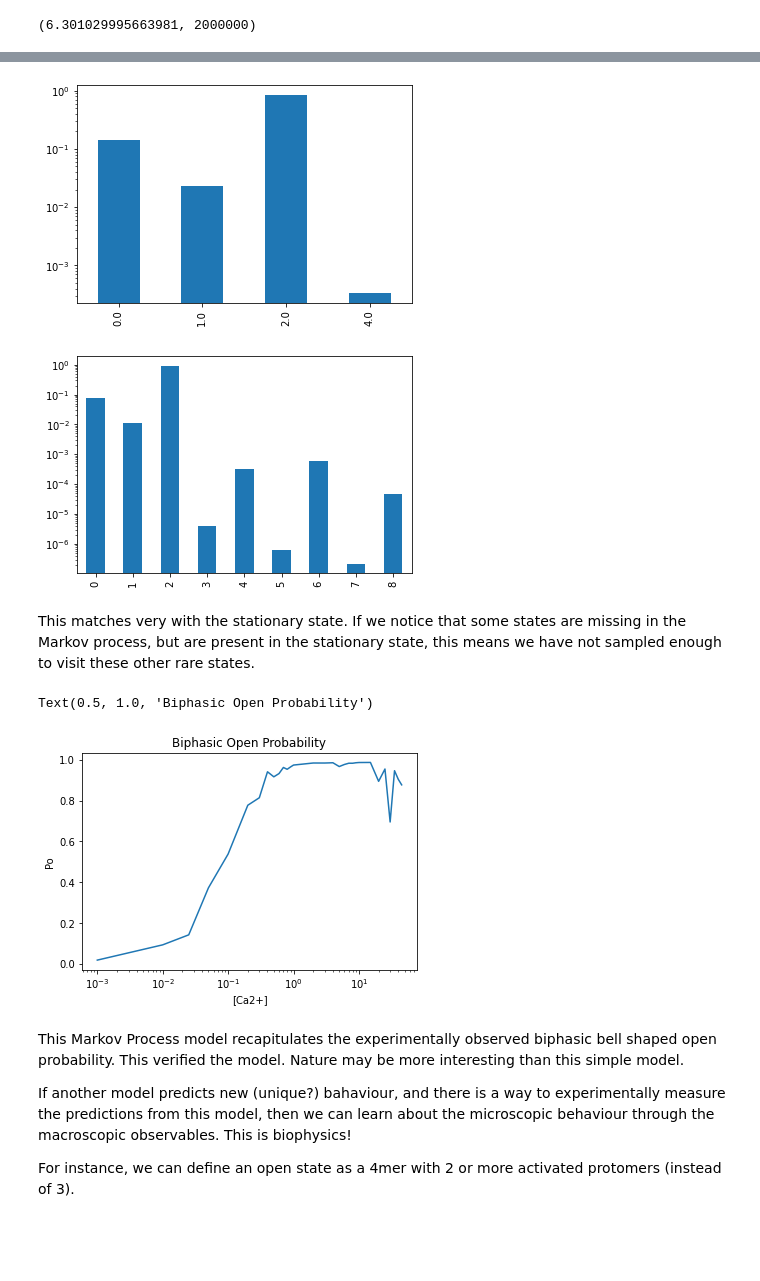
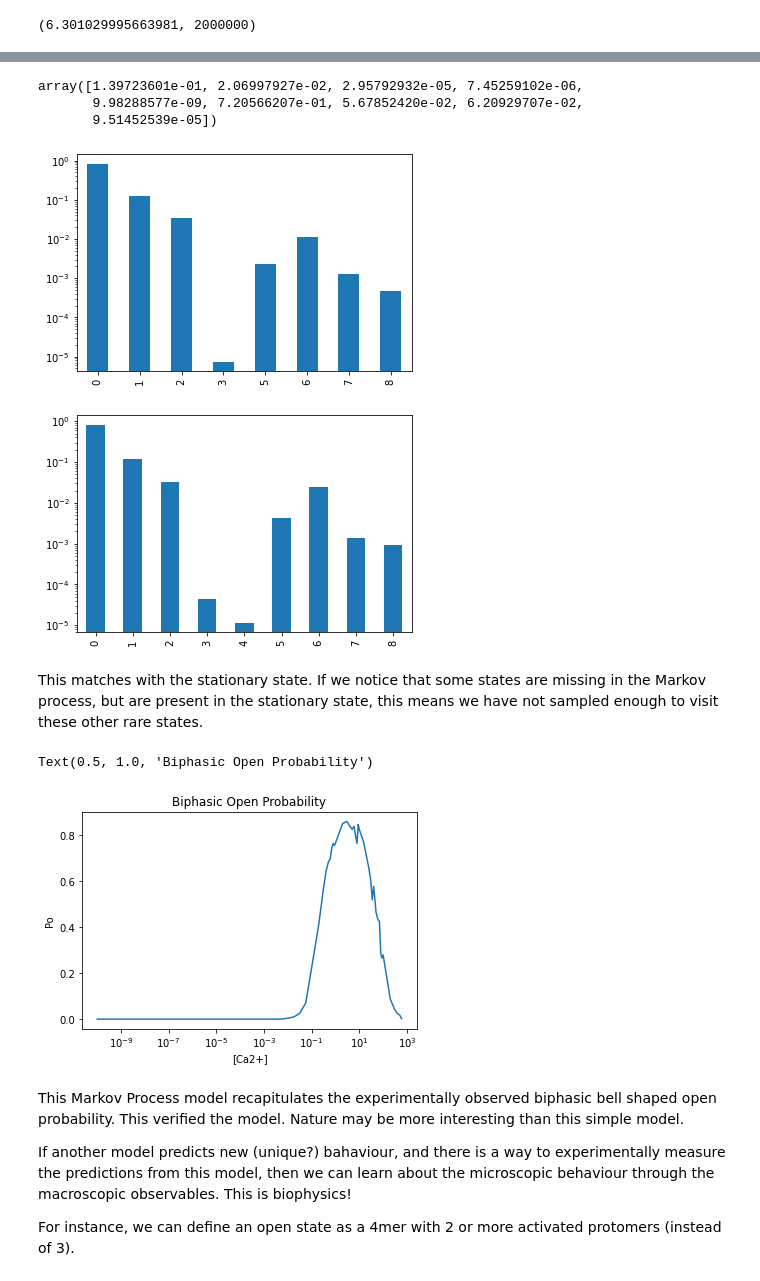
Before and after one commit to geoffwoollard/calcium_signalling_simulations, a Jupyter notebook: calcium_simulations.ipynb, the cells around one changed output, grey strips where cells are left out. Drawn from its saved outputs; the diff is of its cells as text; code cells hidden in the pictures; blank space fills up the shorter version.

```diff
--- a/calcium_simulations.ipynb
+++ b/calcium_simulations.ipynb
@@ -463,6 +485,7 @@ The loop is not parallelizable, since the next state depends on the previous sta
 
 Here we compute a possible transition for every state in every step for the 4mers (over compute), and then we loop through and use the step that we end up having.
 # %%
+dt = 50e-6
 Ttotal = 500 # 500s
 Tsteps = int(Ttotal / dt)
 np.log10(Tsteps)
@@ -508,5 +531,5 @@ pd.Series(act_states).value_counts()
 dtype: int64
 # %%
-open_states = states.sum(1) <= 1
+open_states = (states == 0).sum(1) >= 3
 open_states.mean()
 # %% [output]
@@ -525,23 +546,27 @@ dt, Tsteps
 # %%
+dt=50e-6
 Ttotal = 100 # seconds
 Tsteps = int(Ttotal / dt)
 np.log10(Tsteps), Tsteps
 # %% [output]
 (6.301029995663981, 2000000)
 # %%
-%%time
-ca = [0.001,0.01,0.025,0.05] + np.arange(0.1,1,0.1).tolist() + np.arange(1,10,1).tolist() + np.arange(10,50,5).tolist() + np.arange(50,100,10).tolist() + np.arange(100,1000,100).tolist() #,0.1,0.2,0.3,0.4,0.5,0.1,10,20,35,40,45] 0 for 50
+ca = [10**x for x in np.arange(-10.,-1,0.25)] + np.arange(0.1,1,0.1).tolist() + np.arange(1,10,1).tolist() + np.arange(10,50,5).tolist() + np.arange(50,100,10).tolist() + np.arange(100,700,100).tolist() #,0.1,0.2,0.3,0.4,0.5,0.1,10,20,35,40,45] 0 for 50
+
+#ca = [0.001,0.01,0.025,0.05] + np.arange(0.1,1,0.1).tolist() + np.arange(1,10,1).tolist() + np.arange(10,50,5).tolist() + np.arange(50,100,10).tolist() + np.arange(100,700,100).tolist() #,0.1,0.2,0.3,0.4,0.5,0.1,10,20,35,40,45] 0 for 50
 ca = np.array(ca)
 open_probs = np.empty_like(ca)
-initial_state = 0*np.array([-1,-1,-1,-1])# all 4mer Ca_i
-states = np.empty((ca.size,Tsteps,4))
+states = np.empty((ca.size,Tsteps,4),dtype=np.int16)
 stationary_states = np.empty((ca.size,P.shape[0]))
 
 for i in range(ca.size): # parralelizable loop (ca conditions don't depend on each other)
   P = compute_P(Ca=ca[i],IP3=10,dt=50e-6)
   stationary_states[i] = comp_stationary_state(P)
   state_transitions = precompute_state_transitions(P,Tsteps)
-  initial_state = np.argmax(np.random.multinomial(1,pvals=w,size=4),1)
+  try:
+    initial_state = np.argmax(np.random.multinomial(1,pvals=stationary_states[i],size=4),1)
+  except:
+    initial_state = np.array([-1,-1,-1,-1])
   states[i] = simulate_markov_process(state_transitions,initial_state)
-  open_states = (states[i] == 0).sum(1) >= 3 # TODO: experiment with this definition
+  open_states = (states[i] == 0).sum(1) >= 3
   open_probs[i] = open_states.mean()
@@ -551,15 +573,23 @@ Wall time: 11min 4s
+# %%
+comp_stationary_state(P)
+# %% [output]
+array([1.39723601e-01, 2.06997927e-02, 2.95792932e-05, 7.45259102e-06,
+       9.98288577e-09, 7.20566207e-01, 5.67852420e-02, 6.20929707e-02,
+       9.51452539e-05])
 # %%
-pd.Series(states[1].flatten()).value_counts(normalize=True).sort_index().plot.bar()
+max_po_idx = np.argmax(open_probs)
+
+pd.Series(states[max_po_idx].flatten()).value_counts(normalize=True).sort_index().plot.bar()
 plt.yscale('log')
 # %% [output]
-[figure, old version]
+[figure, new version]
 # %%
-pd.Series(stationary_states[1]).plot.bar()
+pd.Series(stationary_states[max_po_idx]).plot.bar()
 plt.yscale('log')
 # %% [output]
-[figure, old version]
+[figure, new version]
 # %% [markdown]
-This matches very with the stationary state. If we notice that some states are missing in the Markov process, but are present in the stationary state, this means we have not sampled enough to visit these other rare states.
+This matches with the stationary state. If we notice that some states are missing in the Markov process, but are present in the stationary state, this means we have not sampled enough to visit these other rare states.
 # %%
 sr = pd.Series(open_probs)
 sr.index = ca
@@ -570,7 +600,7 @@ plt.xscale('log')
 ax.set_title('Biphasic Open Probability')
 # %% [output]
 Text(0.5, 1.0, 'Biphasic Open Probability')
-[figure, old version]
+[figure, new version]
 # %% [markdown]
 This Markov Process model recapitulates the experimentally observed biphasic bell shaped open probability. This verified the model. Nature may be more interesting than this simple model.
 
```
Also changed, not shown: parts of 75 cells of this notebook.
